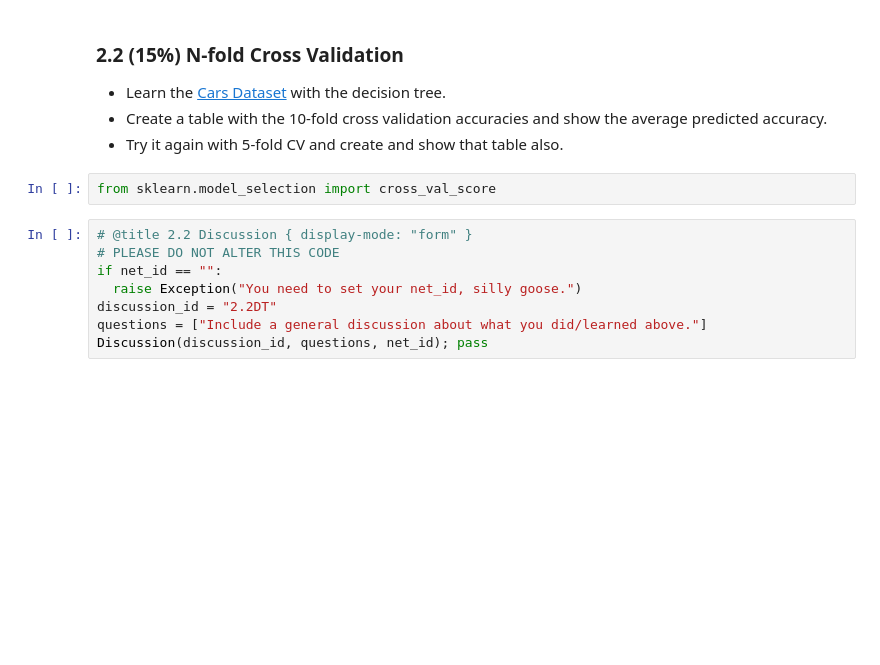
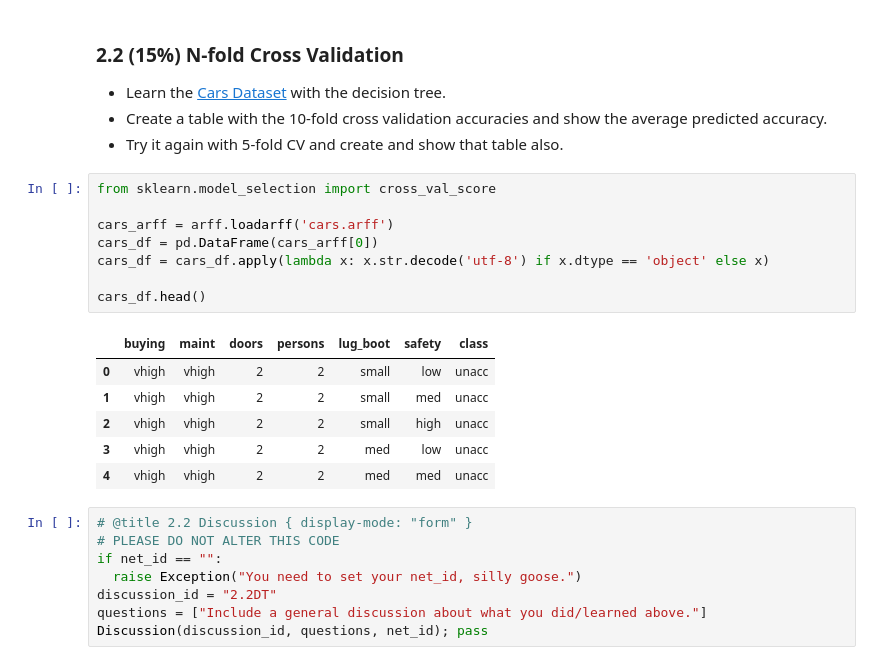
Before and after one commit to henderj/cs270-labs, a Jupyter notebook: decision_tree/Decision_Tree_Lab.ipynb, the cells around one changed output. Drawn from its saved outputs; the diff is of its cells as text; blank space fills up the shorter version.

```diff
--- a/decision_tree/Decision_Tree_Lab.ipynb
+++ b/decision_tree/Decision_Tree_Lab.ipynb
@@ -142,8 +144,21 @@ VBox(children=(Label(value='How did you handle the missing values?'), Textarea(v
 - Learn the [Cars Dataset](https://raw.githubusercontent.com/cs472ta/CS472/master/datasets/cars.arff) with the decision tree.
 - Create a table with the 10-fold cross validation accuracies and show the average predicted accuracy.
 - Try it again with 5-fold CV and create and show that table also.
-# %%
-from sklearn.model_selection import cross_val_score
+# %%
+from sklearn.model_selection import cross_val_score
+
+cars_arff = arff.loadarff('cars.arff')
+cars_df = pd.DataFrame(cars_arff[0])
+cars_df = cars_df.apply(lambda x: x.str.decode('utf-8') if x.dtype == 'object' else x)
+
+cars_df.head()
+# %% [output]
+|  | buying | maint | doors | persons | lug_boot | safety | class |
+| 0 | vhigh | vhigh | 2 | 2 | small | low | unacc |
+| 1 | vhigh | vhigh | 2 | 2 | small | med | unacc |
+| 2 | vhigh | vhigh | 2 | 2 | small | high | unacc |
+| 3 | vhigh | vhigh | 2 | 2 | med | low | unacc |
+| 4 | vhigh | vhigh | 2 | 2 | med | med | unacc |
 # %%
 # @title 2.2 Discussion { display-mode: "form" }
 # PLEASE DO NOT ALTER THIS CODE
```
Also changed, not shown: parts of 1 cell of this notebook.
